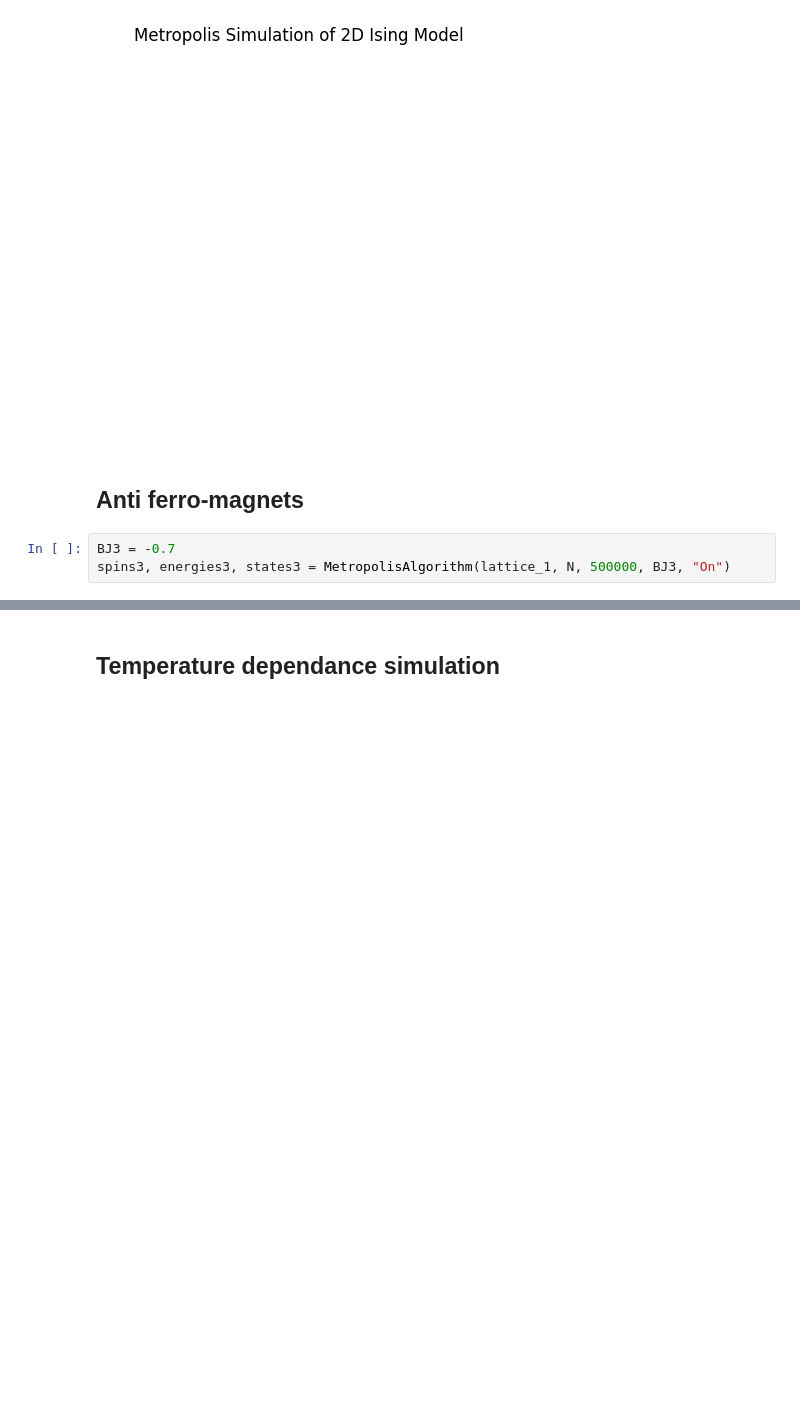
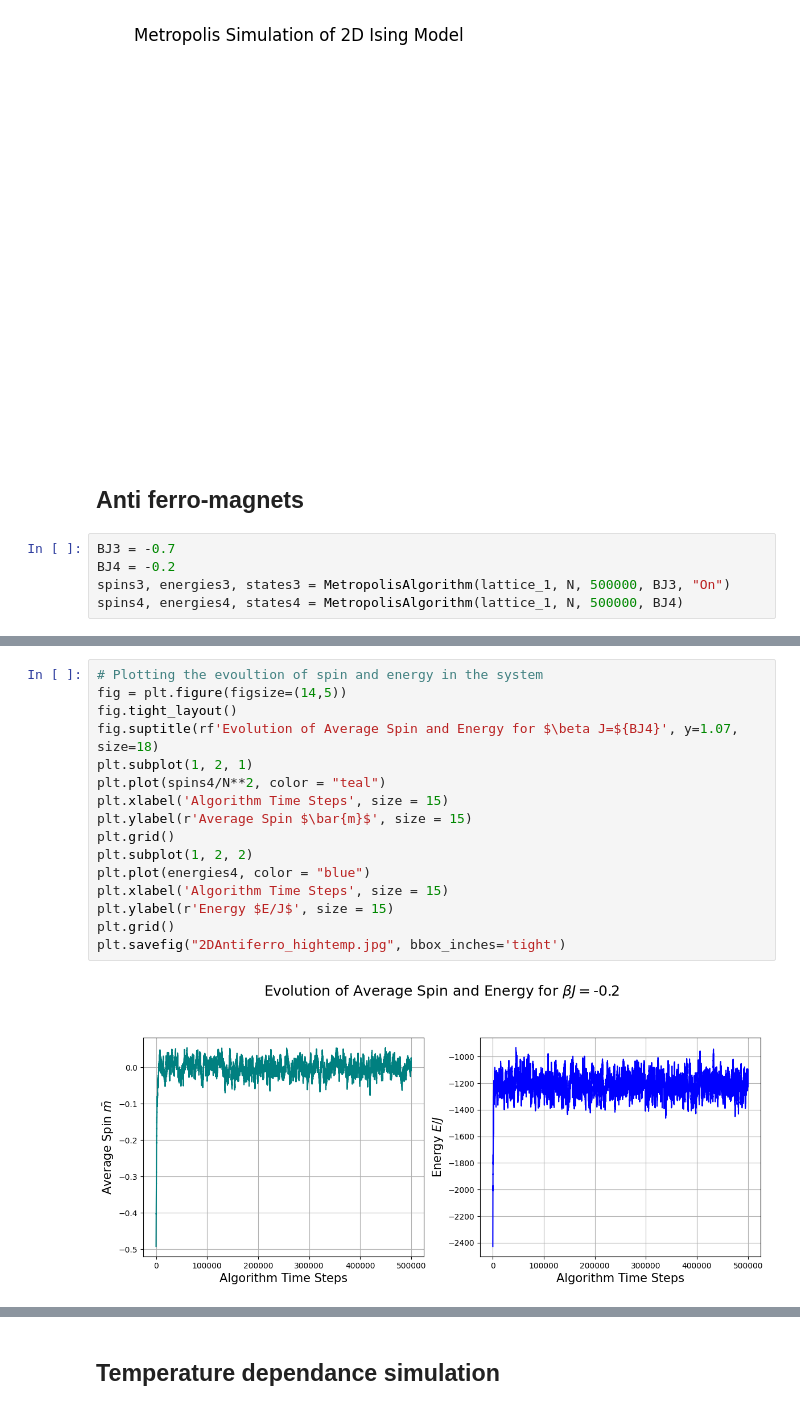
Before and after one commit to jmtony2000/Ising-Chain-Simulation, a Jupyter notebook: Ising_Chain_2D_Simulation.ipynb, the cells around one changed output, grey strips where cells are left out. Drawn from its saved outputs; the diff is of its cells as text; blank space fills up the shorter version.

```diff
--- a/Ising_Chain_2D_Simulation.ipynb
+++ b/Ising_Chain_2D_Simulation.ipynb
@@ -236,7 +236,9 @@ MovieWriter ffmpeg unavailable; using Pillow instead.
 ## Anti ferro-magnets
 # %%
 BJ3 = -0.7
+BJ4 = -0.2
 spins3, energies3, states3 = MetropolisAlgorithm(lattice_1, N, 500000, BJ3, "On")
+spins4, energies4, states4 = MetropolisAlgorithm(lattice_1, N, 500000, BJ4)
 # %%
 # Plotting the evoultion of spin and energy in the system
 fig = plt.figure(figsize=(14,5))
@@ -258,3 +260,21 @@ plt.savefig("2DAntiferro_lowtemp.jpg", bbox_inches='tight')
+# %%
+# Plotting the evoultion of spin and energy in the system
+fig = plt.figure(figsize=(14,5))
+fig.tight_layout()
+fig.suptitle(rf'Evolution of Average Spin and Energy for $\beta J=${BJ4}', y=1.07, size=18)
+plt.subplot(1, 2, 1)
+plt.plot(spins4/N**2, color = "teal")
+plt.xlabel('Algorithm Time Steps', size = 15)
+plt.ylabel(r'Average Spin $\bar{m}$', size = 15)
+plt.grid()
+plt.subplot(1, 2, 2)
+plt.plot(energies4, color = "blue")
+plt.xlabel('Algorithm Time Steps', size = 15)
+plt.ylabel(r'Energy $E/J$', size = 15)
+plt.grid()
+plt.savefig("2DAntiferro_hightemp.jpg", bbox_inches='tight')
+# %% [output]
+[figure, added]
 # %%
 # Plotting configurations of the system at different time steps
 displayed_states = [states3[0], states3[4000], states3[8000], states3[16000], states3[24000], states3[32000]]
```
Also changed, not shown: parts of 8 cells of this notebook, 18 other files.
